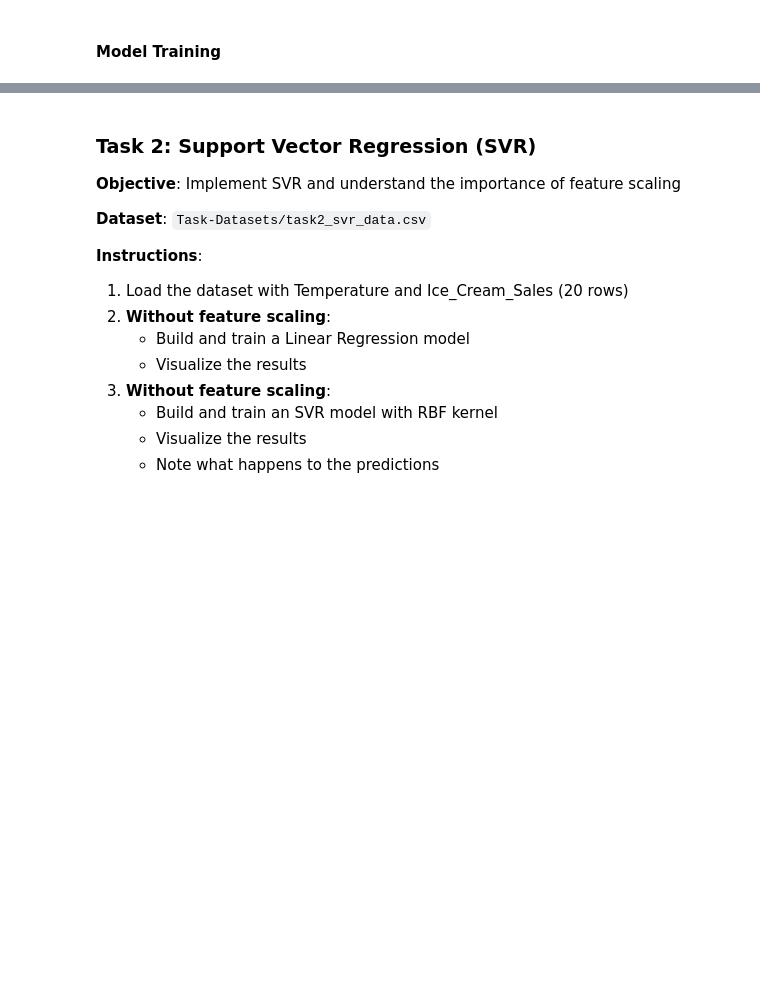
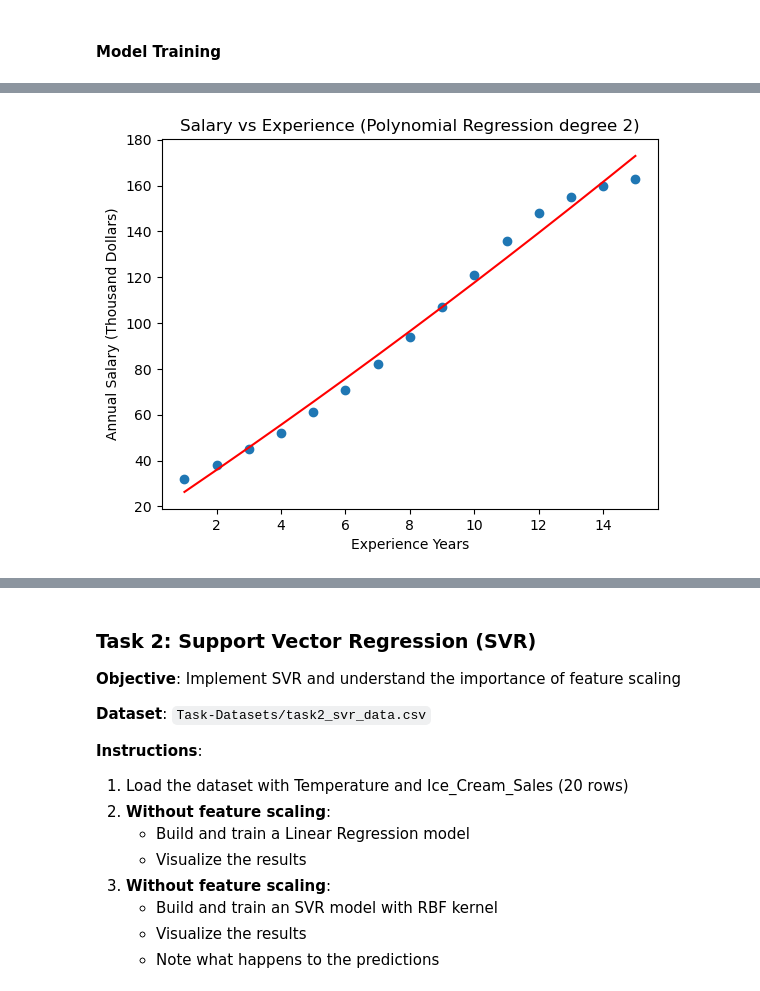
Before and after one commit to Ezerioha-ifeanyi/Week-15-Take-Home, a Jupyter notebook: Take Home.ipynb, the cells around one changed output, grey strips where cells are left out. Drawn from its saved outputs; the diff is of its cells as text; code cells hidden in the pictures; blank space fills up the shorter version.

```diff
--- a/Take Home.ipynb
+++ b/Take Home.ipynb
@@ -96,0 +151,11 @@ linearModel.fit()
+# %%
+# visualize the polynomial degree 2 regression results
+
+plt.scatter(X,Y)
+plt.plot(X, lin_regression.predict(X_poly), color="red")
+plt.title("Salary vs Experience (Polynomial Regression degree 2)")
+plt.xlabel("Experience Years")
+plt.ylabel("Annual Salary (Thousand Dollars)")
+plt.show()
+# %% [output]
+[figure, added]
```
Also changed, not shown: parts of 12 cells of this notebook.
